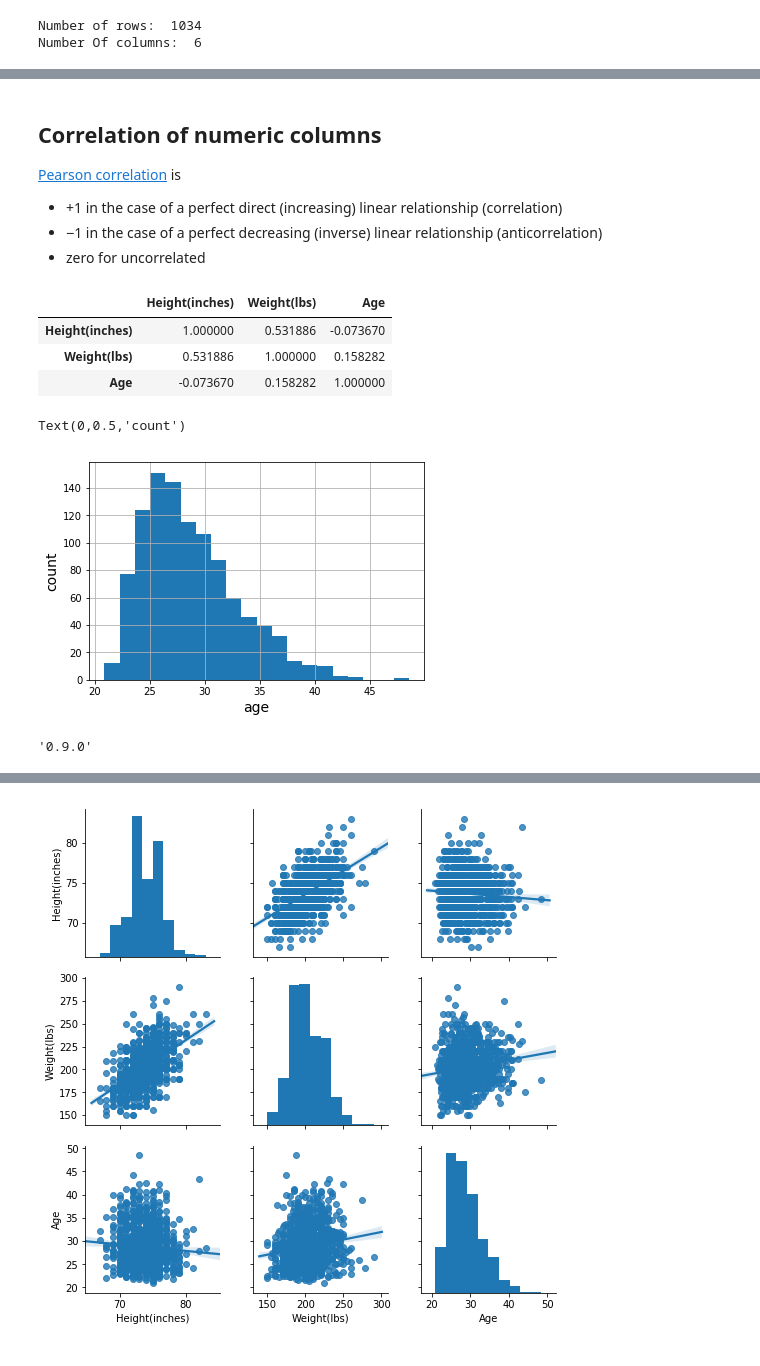
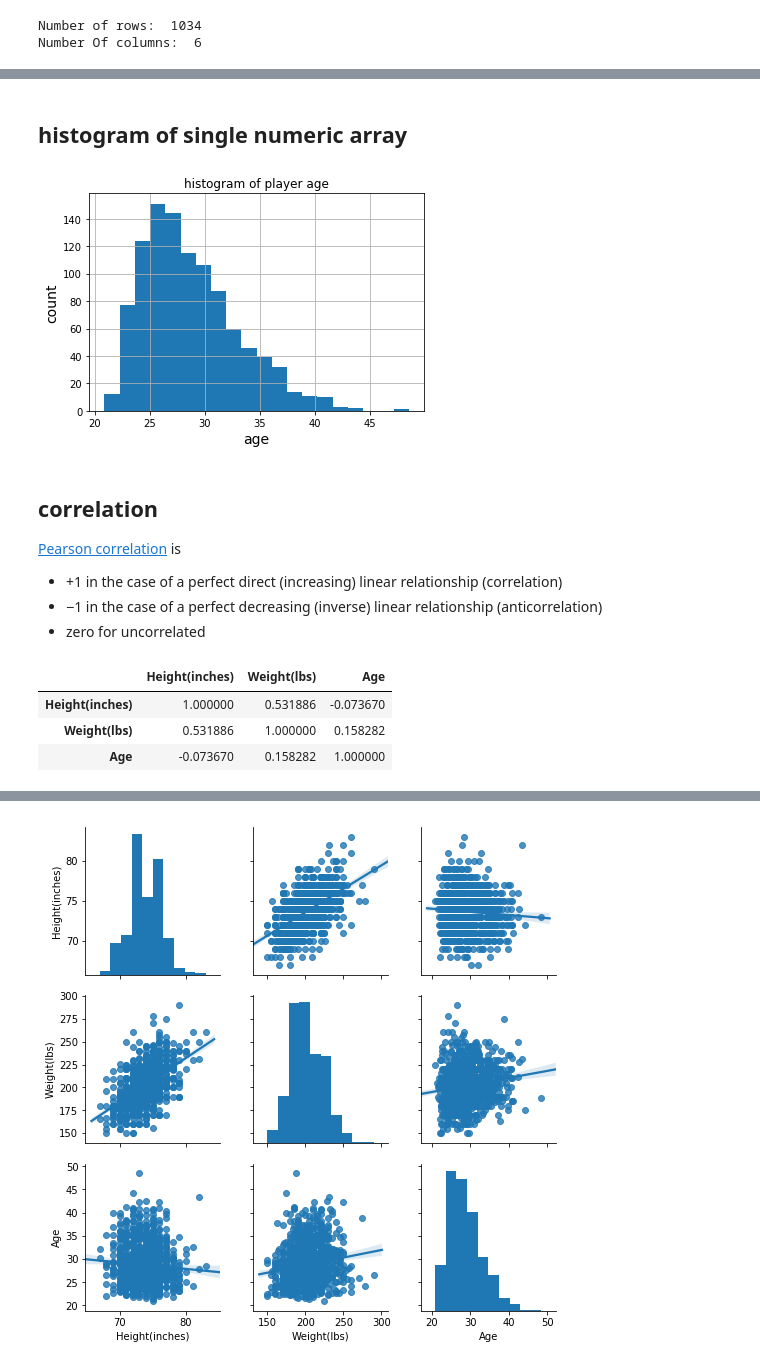
Before and after one commit to umbcdata601/fall2018, a Jupyter notebook: jupyter_notebooks/all characterization attacks on a dataframe.ipynb, the cells around one changed output, grey strips where cells are left out. Drawn from its saved outputs; the diff is of its cells as text; code cells hidden in the pictures.

```diff
--- a/jupyter_notebooks/all characterization attacks on a dataframe.ipynb
+++ b/jupyter_notebooks/all characterization attacks on a dataframe.ipynb
@@ -74,8 +122,17 @@ Name: Name, dtype: int64
 26.77    4
 25.08    4
 Name: Age, dtype: int64
+# %% [markdown]
+## histogram of single numeric array
+# %%
+_=df['Age'].hist(bins=20)
+_=plt.xlabel('age',fontsize=14)
+_=plt.ylabel('count',fontsize=14)
+_=plt.title('histogram of player age')
+# %% [output]
+[figure, added]
 # %% [markdown]
-## Correlation of numeric columns
+## correlation
 [Pearson correlation](https://en.wikipedia.org/wiki/Pearson_correlation_coefficient) is
  - +1 in the case of a perfect direct (increasing) linear relationship (correlation)
  - −1 in the case of a perfect decreasing (inverse) linear relationship (anticorrelation)
@@ -92,12 +146,0 @@ import matplotlib.pyplot as plt
-# %%
-_=df['Age'].hist(bins=20)
-plt.xlabel('age',fontsize=14)
-plt.ylabel('count',fontsize=14)
-# %% [output]
-Text(0,0.5,'count')
-[figure, removed]
-# %%
-import seaborn
-seaborn.__version__
-# %% [output]
-'0.9.0'
```
Also changed, not shown: parts of 27 cells of this notebook.
